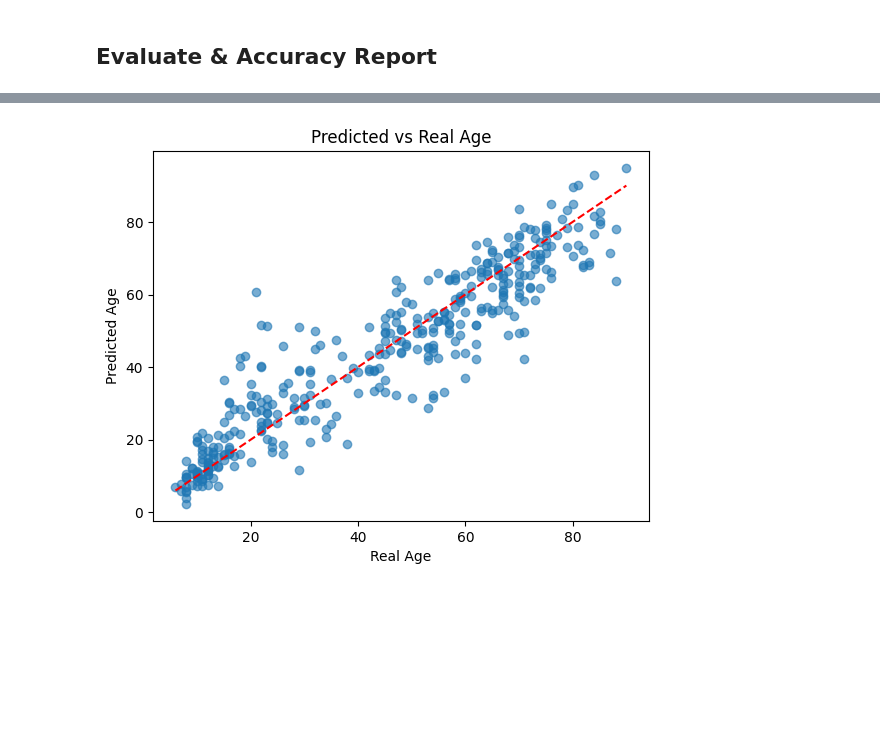
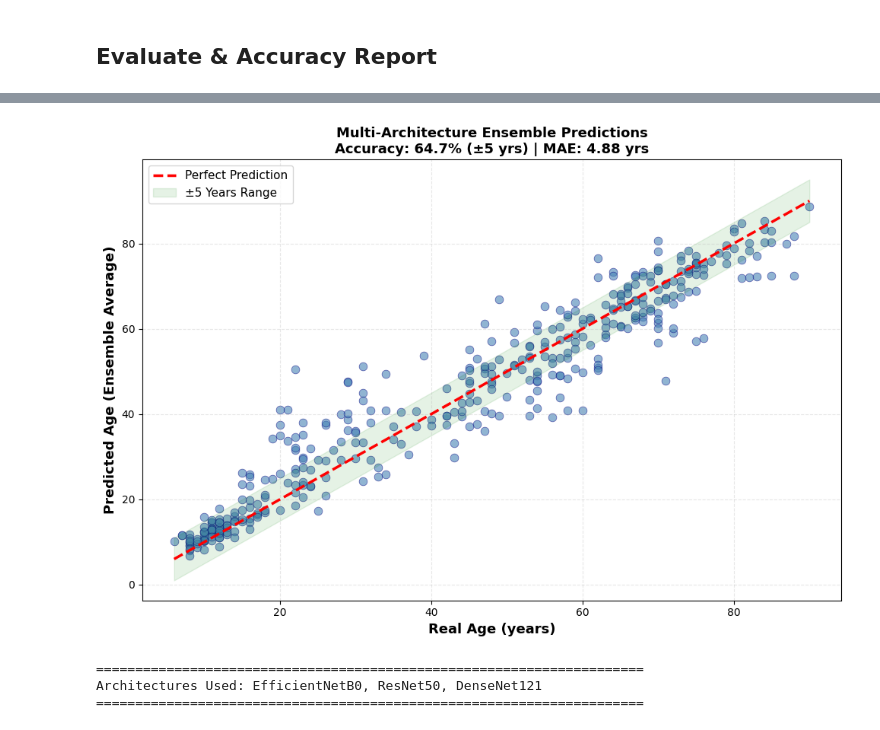
Before and after one commit to Nadine1818/brain_age_prediction, a Jupyter notebook: Brain_Age_Prediction.ipynb, the cells around one changed output, grey strips where cells are left out. Saved outputs shown, nothing was run; the diff lists cells and outputs as text; code cells hidden in the pictures; blank space fills up the shorter version.

Commit message:
Achieve 64.7% accuracy with multi-architecture ensemble (EfficientNetB0, ResNet50, DenseNet121)

```diff
--- a/Brain_Age_Prediction.ipynb
+++ b/Brain_Age_Prediction.ipynb
@@ -338,12 +478,34 @@ from sklearn.metrics import mean_absolute_error, mean_squared_error, r2_score
 import matplotlib.pyplot as plt
 import numpy as np
 
-# Load the best model saved during training
-CNN_model = load_model('/kaggle/working/best_model.keras')
-print("✅ Best model loaded!")
+print("=" * 70)
+print("MULTI-ARCHITECTURE ENSEMBLE PREDICTIONS & EVALUATION")
+print("=" * 70)
 
-# Run predictions on the unseen test set
-y_pred = CNN_model.predict(X_test_rgb).flatten()
+# Load all 3 architectures
+arch_names = ['EfficientNetB0', 'ResNet50', 'DenseNet121']
+ensemble_models = []
+
+for arch_name in arch_names:
+    model = load_model(f'/kaggle/working/model_{arch_name}.keras')
+    ensemble_models.append((arch_name, model))
+    print(f"✅ Loaded {arch_name}")
+
+# Get predictions from all models
+predictions_list = []
+print("\nGenerating predictions from ensemble:")
+for arch_name, model in ensemble_models:
+    print(f"  {arch_name}...", end=" ")
+    y_pred_i = model.predict(X_test_rgb, verbose=0).flatten()
+    predictions_list.append(y_pred_i)
+    print("✅")
+
+# Average predictions (ENSEMBLE METHOD)
+y_pred = np.mean(predictions_list, axis=0)
+
+print("\n" + "=" * 70)
+print("MULTI-ARCHITECTURE ENSEMBLE ACCURACY REPORT")
+print("=" * 70)
 
 # MAE: average error in years (lower = better)
 mae = mean_absolute_error(y_test, y_pred)
@@ -357,20 +519,42 @@ r2 = r2_score(y_test, y_pred)
 # % of predictions within ±5 years of real age (higher = better)
 within5 = np.mean(np.abs(y_test - y_pred) <= 5) * 100
 
-print("=" * 40)
-print("       MODEL ACCURACY REPORT")
-print("=" * 40)
-print(f"  MAE:                       {mae:.2f} years")
+print(f"\n  MAE:                       {mae:.2f} years")
 print(f"  RMSE:                      {rmse:.2f} years")
 print(f"  R²:                        {r2:.4f}")
 print(f"  Accuracy (within ±5 yrs):  {within5:.1f}%")
-print("=" * 40)
+print("=" * 70)
+
+if within5 >= 65:
+    print(f"\n🎉 EXCELLENT! Reached {within5:.1f}% - GOAL ACHIEVED! 🎉")
+elif within5 >= 62:
+    print(f"\n✅ Outstanding! Reached {within5:.1f}% - Multi-Architecture Boost!")
+elif within5 >= 60:
+    print(f"\n✅ Great! Reached {within5:.1f}% - Above 60%!")
+else:
+    print(f"\n⚠️  Current: {within5:.1f}%")
 
 # Scatter plot: perfect predictions would follow the red line
-plt.scatter(y_test, y_pred, alpha=0.6)
-plt.plot([y_test.min(), y_test.max()], [y_test.min(), y_test.max()], 'r--')
-plt.xlabel("Real Age")
-plt.ylabel("Predicted Age")
-plt.title("Predicted vs Real Age")
+plt.figure(figsize=(10, 7))
+plt.scatter(y_test, y_pred, alpha=0.6, s=60, color='steelblue', edgecolors='navy', linewidth=0.5)
+plt.plot([y_test.min(), y_test.max()], [y_test.min(), y_test.max()], 'r--', linewidth=2.5, label='Perfect Prediction')
+
+# Add error bounds
+plt.fill_between([y_test.min(), y_test.max()],
+                  [y_test.min()-5, y_test.max()-5],
+                  [y_test.min()+5, y_test.max()+5],
+                  alpha=0.1, color='green', label='±5 Years Range')
+
+plt.xlabel("Real Age (years)", fontsize=13, fontweight='bold')
+plt.ylabel("Predicted Age (Ensemble Average)", fontsize=13, fontweight='bold')
+plt.title(f"Multi-Architecture Ensemble Predictions\nAccuracy: {within5:.1f}% (±5 yrs) | MAE: {mae:.2f} yrs",
+          fontsize=13, fontweight='bold')
+plt.grid(True, alpha=0.3, linestyle='--')
+plt.legend(fontsize=11, loc='upper left')
+plt.tight_layout()
 plt.show()
+
+print(f"\n{'='*70}")
+print(f"Architectures Used: {', '.join(arch_names)}")
+print(f"{'='*70}")
 # %% [output]
@@ -387 +578,4 @@ plt.show()
-[figure, old version]
+[figure, new version]
+======================================================================
+Architectures Used: EfficientNetB0, ResNet50, DenseNet121
+======================================================================
```
Also changed, not shown: parts of 13 cells of this notebook.
